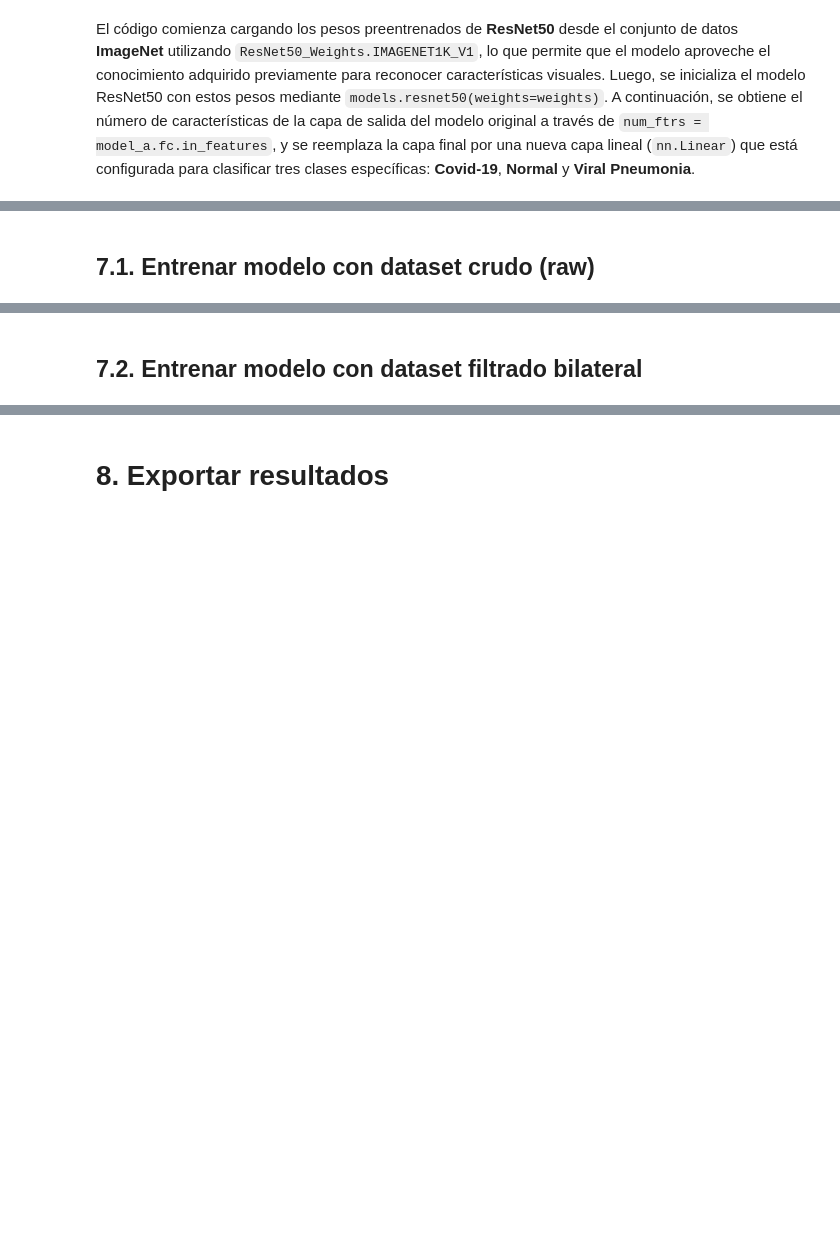
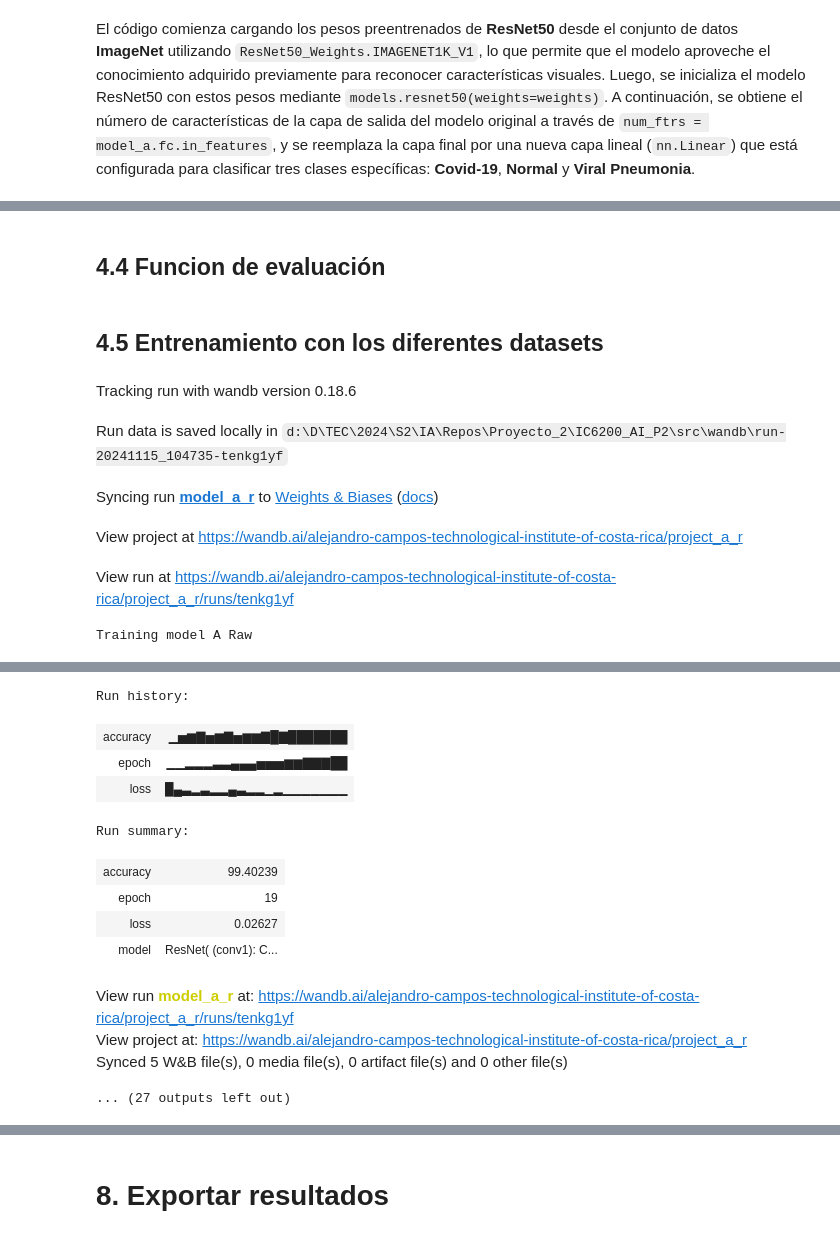
Before and after one commit to MajinLoop/IC6200_AI_P2, a Jupyter notebook: src/model_a.ipynb, the cells around one changed output, grey strips where cells are left out. Drawn from its saved outputs; the diff is of its cells as text; code cells hidden in the pictures; blank space fills up the shorter version.

Commit message:
Add Model A normalized experimentation

```diff
--- a/src/model_a.ipynb
+++ b/src/model_a.ipynb
@@ -87,10 +101,12 @@ View run at https://wandb.ai/angelortizv-tecnologico-de-costa-rica/CovMedNet_mod
 # %%
-def apply_bilateral_filter(image):
-    image = np.array(image)
-    filtered_image = cv2.bilateralFilter(image, d=9, sigmaColor=75, sigmaSpace=75)
-    return Image.fromarray(filtered_image)
+def bilateral_filter(img):
+    np_img = np.array(img)
+    filtered_img = cv2.bilateralFilter(np_img, d=15, sigmaColor=75, sigmaSpace=75)
+    return Image.fromarray(filtered_img)
 
-def apply_canny_edge_filter(image):
-    image = np.array(image)
-    edges = cv2.Canny(image, 100, 200)
-    return Image.fromarray(edges)
+def canny_edge_filter(img, min_val=40, max_val=85):
+    img = np.array(img)
+    img = cv2.cvtColor(img, cv2.COLOR_RGB2BGR) # PIL (RGB) -> OpenCV (BGR)
+    img = cv2.Canny(img, min_val, max_val)
+    img = cv2.cvtColor(img, cv2.COLOR_BGR2RGB) # OpenCV (BGR) -> PIL (RGB)
+    return Image.fromarray(img)
@@ -290,4 +389,38 @@ wandb.watch(model_a, log="all")
+# %% [markdown]
+## 4.4 Funcion de evaluación
+# %%
+def make_wandb_project(
+        project_name: str,
+        model_name: str,
+        hyperparameters: dict,
+        model,
+        print_msg: str,
+        data_loader: DataLoader,
+        wandb_watch_log = "all"):
+
+    wandb.init(project=project_name, name=model_name)
+    wandb.config.update(hyperparameters)
+    wandb.watch(model, log=wandb_watch_log)
+    print(print_msg)
+    train(model=model, train_data_loader=data_loader, model_name=model)
+    print()
+    wandb.unwatch(model)
+    wandb.finish()
 # %% [markdown]
-## 7.1. Entrenar modelo con dataset crudo (raw)
+##  4.5 Entrenamiento con los diferentes datasets
 # %%
-train_model_with_wandb(model_a, {'train': dataloaders['raw'], 'val': test_dataloaders['raw']}, criterion, optimizer_a, dataset_name="raw")
+make_wandb_project(project_name="project_a_r", model_name="model_a_r", hyperparameters=HYPERPARAMETERS,
+                   model=model_a_r, print_msg="Training model A Raw", data_loader=train_loader_r)
+
+make_wandb_project(project_name="project_a_b", model_name="model_a_b", hyperparameters=HYPERPARAMETERS,
+                   model=model_a_b, print_msg="Training model A Bilateral", data_loader=train_loader_b)
+
+make_wandb_project(project_name="project_a_c", model_name="model_a_c", hyperparameters=HYPERPARAMETERS,
+                   model=model_a_c, print_msg="Training model A Canny", data_loader=train_loader_c)
+# %% [output]
+Tracking run with wandb version 0.18.6
+Run data is saved locally in d:\D\TEC\2024\S2\IA\Repos\Proyecto_2\IC6200_AI_P2\src\wandb\run-20241115_104735-tenkg1yf
+Syncing run model_a_r to Weights & Biases (docs)
+View project at https://wandb.ai/alejandro-campos-technological-institute-of-costa-rica/project_a_r
+View run at https://wandb.ai/alejandro-campos-technological-institute-of-costa-rica/project_a_r/runs/tenkg1yf
+Training model A Raw
@@ -294,2 +447,13 @@ train_model_with_wandb(model_a, {'train': dataloaders['raw'], 'val': test_datalo
+Run history:
+| accuracy | ▁▅▆▇▅▆▇▅▆▆▇█▇███████ |
+| epoch | ▁▁▂▂▂▃▃▄▄▄▅▅▅▆▆▇▇▇██ |
+| loss | █▄▃▂▃▂▂▄▃▂▂▁▂▁▁▁▁▁▁▁ |
+Run summary:
+| accuracy | 99.40239 |
+| epoch | 19 |
+| loss | 0.02627 |
+| model | ResNet( (conv1): C... |
+View run model_a_r at: https://wandb.ai/alejandro-campos-technological-institute-of-costa-rica/project_a_r/runs/tenkg1yf
+View project at: https://wandb.ai/alejandro-campos-technological-institute-of-costa-rica/project_a_r
+Synced 5 W&B file(s), 0 media file(s), 0 artifact file(s) and 0 other file(s)
+... (27 outputs left out)
-# %% [markdown]
-## 7.2. Entrenar modelo con dataset filtrado bilateral
```
Also changed, not shown: parts of 37 cells of this notebook, 7 other files.
